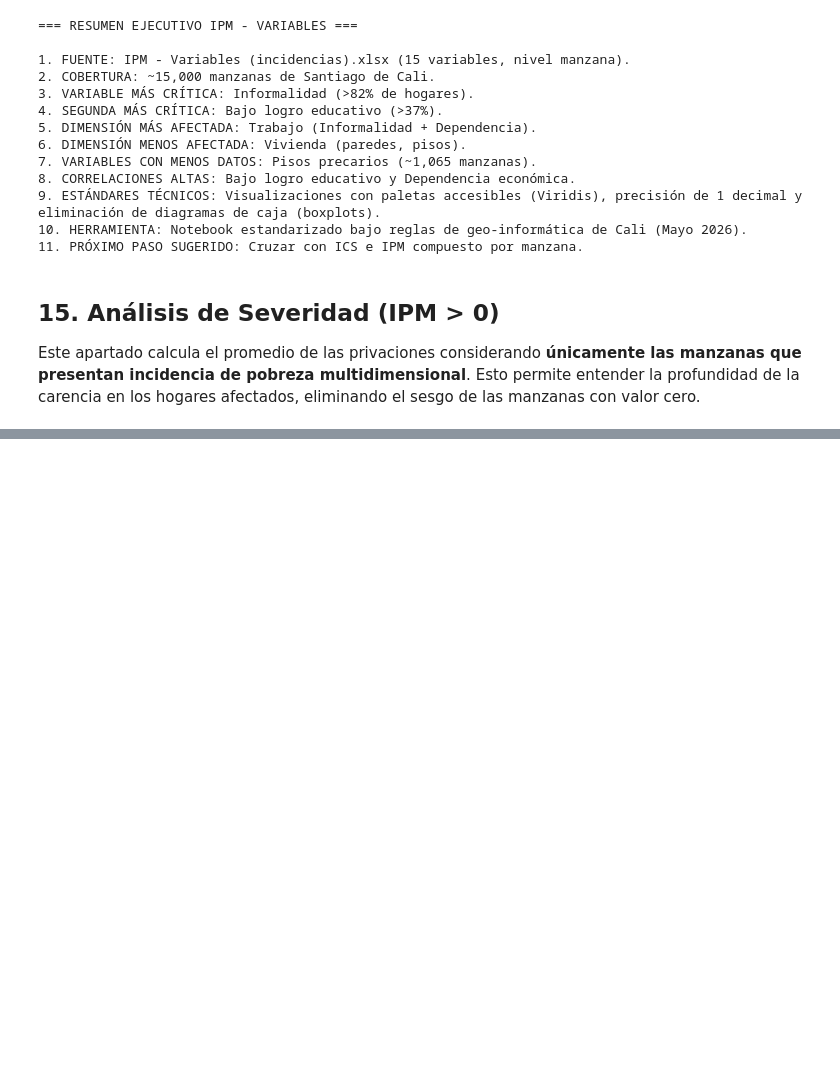
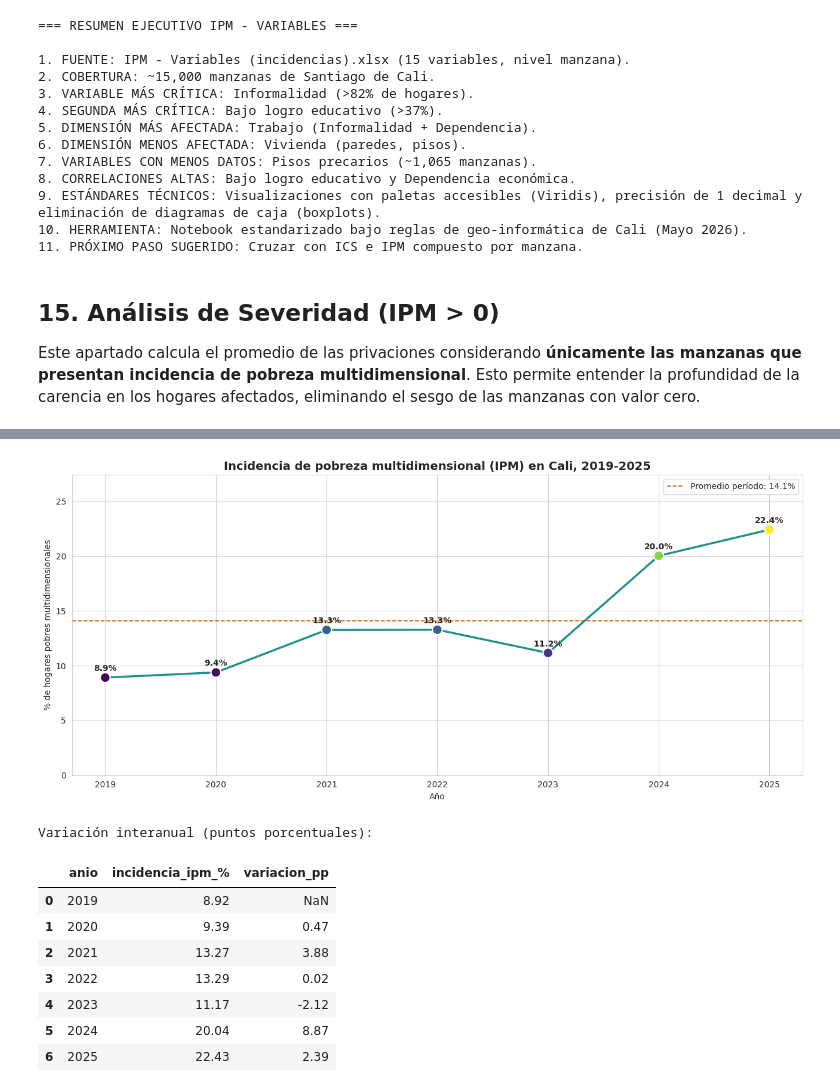
Before and after one commit to j0rg3c45/Pobreza_multidimensional_y_condicion_social, a Jupyter notebook: indice_Pobreza/notebooks_py/02_analisis_ipm_variables.ipynb, the cells around one changed output, grey strips where cells are left out. Saved outputs shown, nothing was run; the diff lists cells and outputs as text; code cells hidden in the pictures; blank space fills up the shorter version.

```diff
--- a/indice_Pobreza/notebooks_py/02_analisis_ipm_variables.ipynb
+++ b/indice_Pobreza/notebooks_py/02_analisis_ipm_variables.ipynb
@@ -618,0 +674,43 @@ Cali T8: 0
+# %%
+# @title 17. Evolución de la incidencia IPM 2019-2025
+import matplotlib.pyplot as plt
+
+fig, ax = plt.subplots(figsize=(13, 6))
+x = df_serie['anio']
+y = df_serie['incidencia_ipm_%']
+colors = plt.cm.viridis((y - y.min()) / (y.max() - y.min() + 1e-9))
+
+ax.plot(x, y, color='#21918c', linewidth=2.5, zorder=2)
+ax.scatter(x, y, c=colors, s=140, edgecolor='white', linewidth=1.5, zorder=3)
+for xi, yi in zip(x, y):
+    ax.text(xi, yi + 0.6, f'{yi:.1f}%', ha='center', fontsize=10, fontweight='bold')
+
+# Línea de referencia: umbral de pobreza multidimensional (33.3%) NO aplica aquí (es incidencia),
+# pero sí marcamos el promedio del periodo
+prom = y.mean()
+ax.axhline(prom, color='#d55e00', linestyle='--', linewidth=1.3,
+           label=f'Promedio período: {prom:.1f}%')
+
+ax.set_title('Incidencia de pobreza multidimensional (IPM) en Cali, 2019-2025',
+             fontsize=14, fontweight='bold')
+ax.set_xlabel('Año'); ax.set_ylabel('% de hogares pobres multidimensionales')
+ax.set_ylim(0, y.max() + 5)
+ax.legend()
+plt.tight_layout()
+plt.show()
+
+# Variación interanual
+df_serie['variacion_pp'] = df_serie['incidencia_ipm_%'].diff().round(2)
+print('Variación interanual (puntos porcentuales):')
+display(df_serie[['anio', 'incidencia_ipm_%', 'variacion_pp']])
+# %% [output]
+[figure, added]
+Variación interanual (puntos porcentuales):
+|  | anio | incidencia_ipm_% | variacion_pp |
+| 0 | 2019 | 8.92 | NaN |
+| 1 | 2020 | 9.39 | 0.47 |
+| 2 | 2021 | 13.27 | 3.88 |
+| 3 | 2022 | 13.29 | 0.02 |
+| 4 | 2023 | 11.17 | -2.12 |
+| 5 | 2024 | 20.04 | 8.87 |
+| 6 | 2025 | 22.43 | 2.39 |
```
Also changed, not shown: parts of 7 cells of this notebook.
